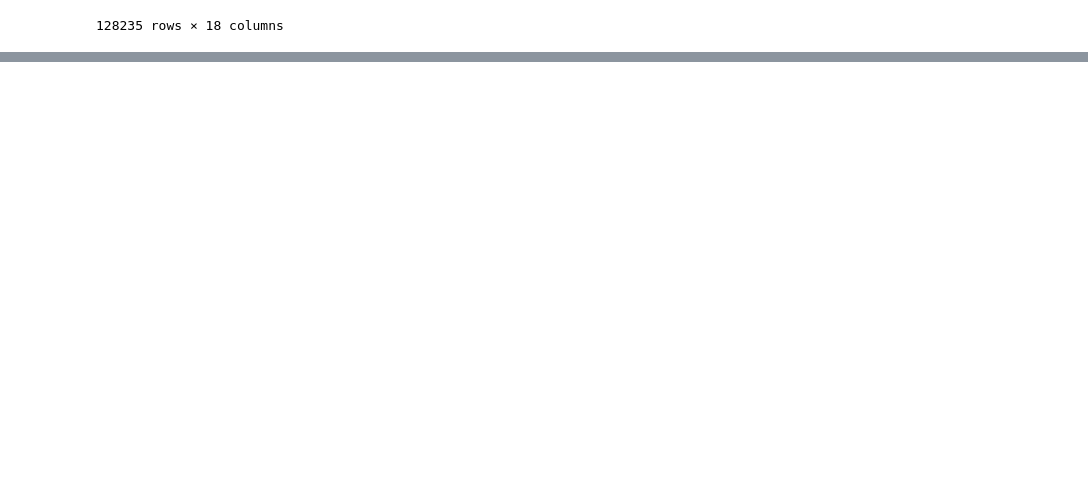
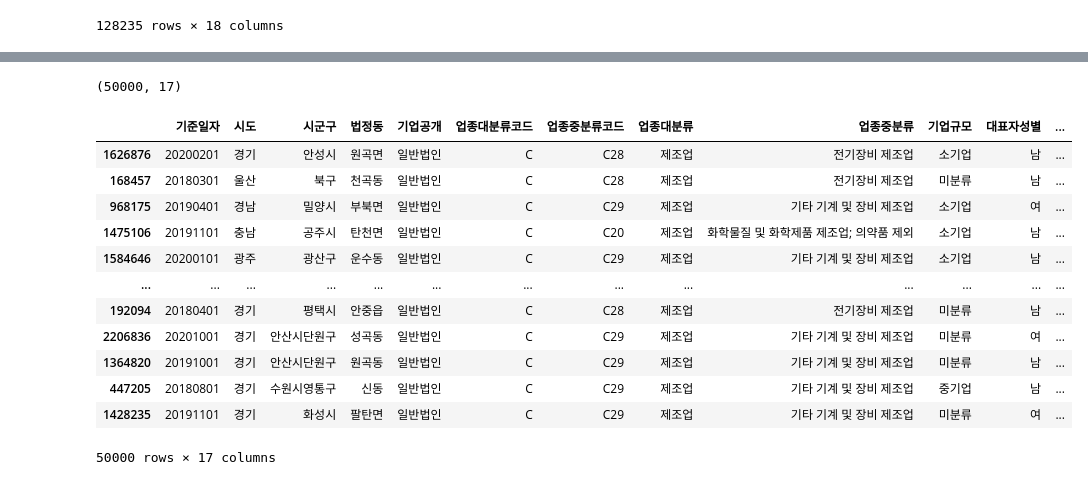
Before and after one commit to CEOJINSUNG/Digital-Industry, a Jupyter notebook: 기업 정보 데이터 분석.ipynb, the cells around one changed output, grey strips where cells are left out. Cells and saved outputs as stored; diff of their text form; code cells hidden in the pictures; blank space fills up the shorter version.

```diff
--- a/기업 정보 데이터 분석.ipynb
+++ b/기업 정보 데이터 분석.ipynb
@@ -1967,0 +2031,4 @@ b
+# %%
+c["위도"] = None
+c["경도"] = None
+c
@@ -1967,0 +2058,42 @@ b
+# %%
+c = c.sample(n=50000)
+c.shape
+# %% [output]
+(50000, 17)
+# %%
+for index, element in c.iterrows():
+    if element["법정동"] in final_address["법정동"].unique():
+        if len(final_address[final_address['법정동'] == element["법정동"]]) == 1:
+            c.loc[index, '위도'] = final_address[final_address['법정동'] == element["법정동"]]["위도"].values[0]
+            c.loc[index, '경도'] = final_address[final_address['법정동'] == element["법정동"]]["경도"].values[0]
+        else:
+            if len(element["시군구"]) > 5:
+                try:
+                    gugun_split = element["시군구"][3:]
+                    if gugun_split in final_address["시군구"].unique():
+                        c.loc[index, '위도'] = final_address[(final_address['법정동'] == element["법정동"]) & (final_address['시군구'] == gugun_split)]["위도"].values[0]
+                        c.loc[index, '경도'] = final_address[(final_address['법정동'] == element["법정동"]) & (final_address['시군구'] == gugun_split)]["경도"].values[0]
+                except:
+                    pass
+            else:
+                if element["시군구"] in final_address["시군구"].unique():
+                    try:
+                        c.loc[index, '위도'] = final_address[(final_address['법정동'] == element["법정동"]) & (final_address['시군구'] == element["시군구"])]["위도"].values[0]
+                        c.loc[index, '경도'] = final_address[(final_address['법정동'] == element["법정동"]) & (final_address['시군구'] == element["시군구"])]["경도"].values[0]
+                    except:
+                        pass
+c
+# %% [output]
+|  | 기준일자 | 시도 | 시군구 | 법정동 | 기업공개 | 업종대분류코드 | 업종중분류코드 | 업종대분류 | 업종중분류 | 기업규모 | 대표자성별 | ... |
+| 1626876 | 20200201 | 경기 | 안성시 | 원곡면 | 일반법인 | C | C28 | 제조업 | 전기장비 제조업 | 소기업 | 남 | ... |
+| 168457 | 20180301 | 울산 | 북구 | 천곡동 | 일반법인 | C | C28 | 제조업 | 전기장비 제조업 | 미분류 | 남 | ... |
+| 968175 | 20190401 | 경남 | 밀양시 | 부북면 | 일반법인 | C | C29 | 제조업 | 기타 기계 및 장비 제조업 | 소기업 | 여 | ... |
+| 1475106 | 20191101 | 충남 | 공주시 | 탄천면 | 일반법인 | C | C20 | 제조업 | 화학물질 및 화학제품 제조업; 의약품 제외 | 소기업 | 남 | ... |
+| 1584646 | 20200101 | 광주 | 광산구 | 운수동 | 일반법인 | C | C29 | 제조업 | 기타 기계 및 장비 제조업 | 소기업 | 남 | ... |
+| ... | ... | ... | ... | ... | ... | ... | ... | ... | ... | ... | ... | ... |
+| 192094 | 20180401 | 경기 | 평택시 | 안중읍 | 일반법인 | C | C28 | 제조업 | 전기장비 제조업 | 미분류 | 남 | ... |
+| 2206836 | 20201001 | 경기 | 안산시단원구 | 성곡동 | 일반법인 | C | C29 | 제조업 | 기타 기계 및 장비 제조업 | 미분류 | 여 | ... |
+| 1364820 | 20191001 | 경기 | 안산시단원구 | 원곡동 | 일반법인 | C | C29 | 제조업 | 기타 기계 및 장비 제조업 | 미분류 | 남 | ... |
+| 447205 | 20180801 | 경기 | 수원시영통구 | 신동 | 일반법인 | C | C29 | 제조업 | 기타 기계 및 장비 제조업 | 중기업 | 남 | ... |
+| 1428235 | 20191101 | 경기 | 화성시 | 팔탄면 | 일반법인 | C | C29 | 제조업 | 기타 기계 및 장비 제조업 | 미분류 | 여 | ... |
+50000 rows × 17 columns
```
Also changed, not shown: parts of 56 cells of this notebook, 1 other file.
